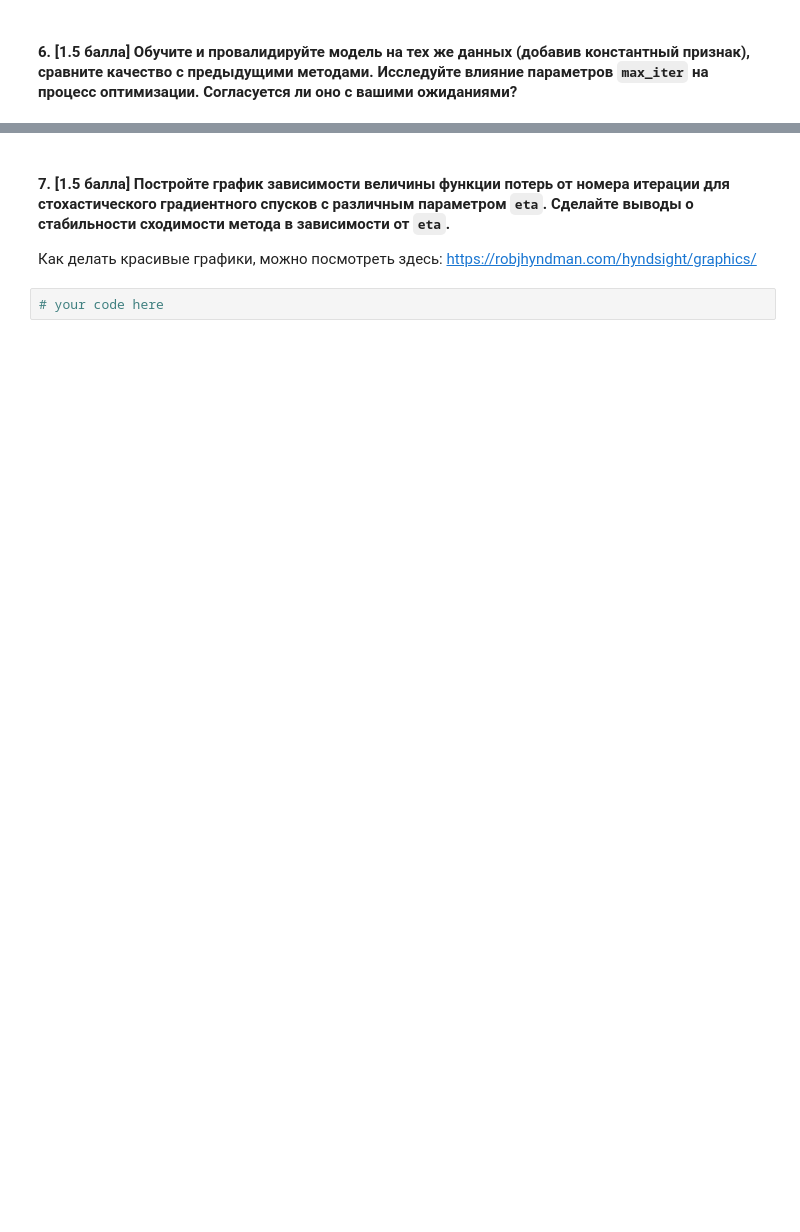
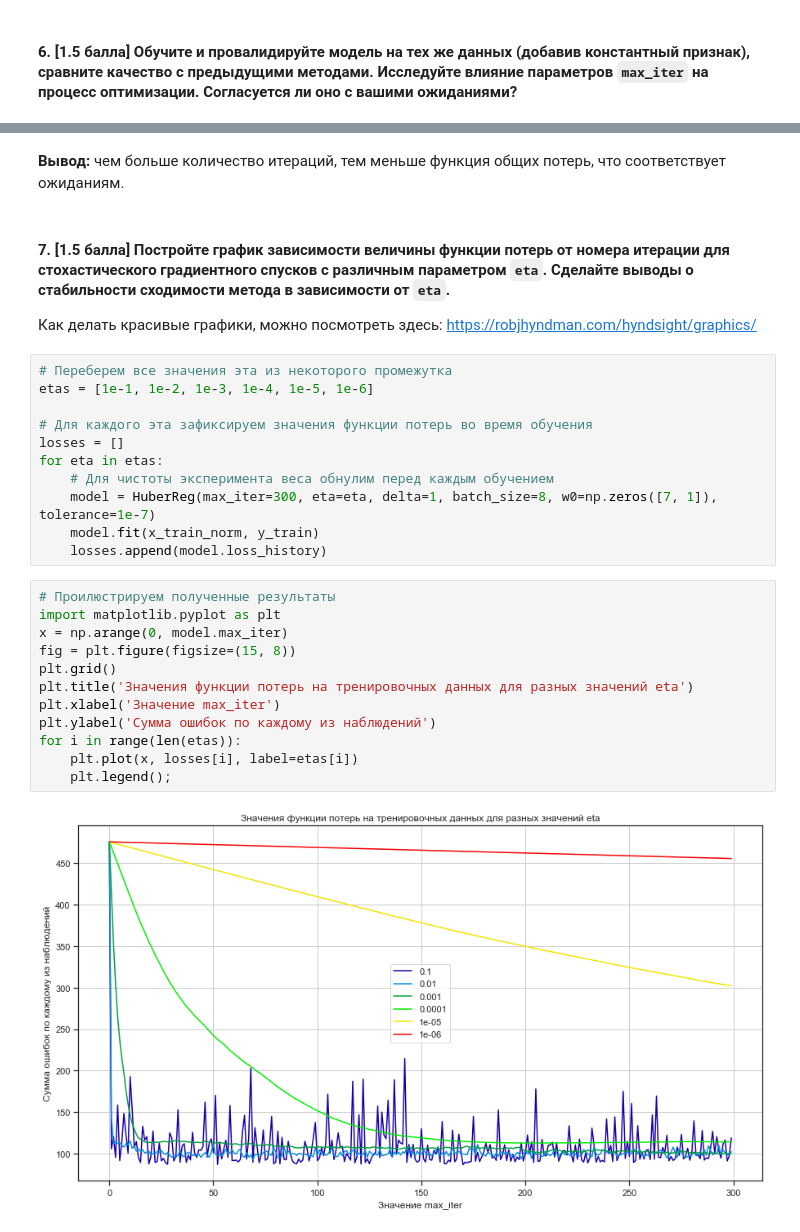
Before and after one commit to danyanyam/ilikeeconomics, a Jupyter notebook: Helpful Stuff/HSE-ML HomeWorks/homework-practice-02.ipynb, the cells around one changed output, grey strips where cells are left out. Saved outputs shown, nothing was run; the diff lists cells and outputs as text; blank space fills up the shorter version.

```diff
--- a/Helpful Stuff/HSE-ML HomeWorks/homework-practice-02.ipynb
+++ b/Helpful Stuff/HSE-ML HomeWorks/homework-practice-02.ipynb
@@ -146,6 +394,31 @@ class HuberReg(BaseEstimator):
+# %% [markdown]
+**Вывод:** чем больше количество итераций, тем меньше функция общих потерь, что соответствует ожиданиям.
 # %% [markdown]
 #### 7. [1.5 балла] Постройте график зависимости величины функции потерь от номера итерации для стохастического градиентного спусков с различным параметром `eta`. Сделайте выводы о стабильности сходимости метода в зависимости от `eta`.
 
 Как делать красивые графики, можно посмотреть здесь: https://robjhyndman.com/hyndsight/graphics/
-# %%
-# your code here
+# %%
+# Переберем все значения эта из некоторого промежутка
+etas = [1e-1, 1e-2, 1e-3, 1e-4, 1e-5, 1e-6]
+
+# Для каждого эта зафиксируем значения функции потерь во время обучения
+losses = []
+for eta in etas:
+    # Для чистоты эксперимента веса обнулим перед каждым обучением
+    model = HuberReg(max_iter=300, eta=eta, delta=1, batch_size=8, w0=np.zeros([7, 1]), tolerance=1e-7)
+    model.fit(x_train_norm, y_train)
+    losses.append(model.loss_history)
+# %%
+# Проилюстрируем полученные результаты
+import matplotlib.pyplot as plt
+x = np.arange(0, model.max_iter)
+fig = plt.figure(figsize=(15, 8))
+plt.grid()
+plt.title('Значения функции потерь на тренировочных данных для разных значений eta')
+plt.xlabel('Значение max_iter')
+plt.ylabel('Сумма ошибок по каждому из наблюдений')
+for i in range(len(etas)):
+    plt.plot(x, losses[i], label=etas[i])
+    plt.legend();
+# %% [output]
+[figure, added]
```
Also changed, not shown: parts of 19 cells of this notebook, 1 other file.
